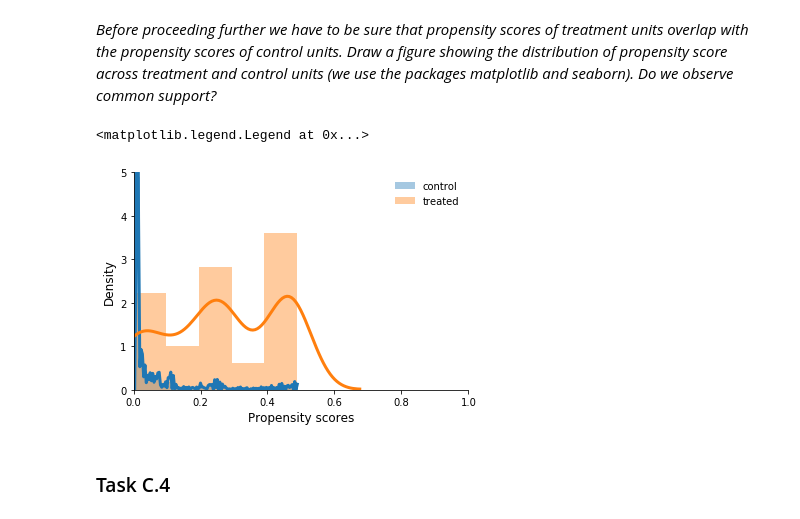
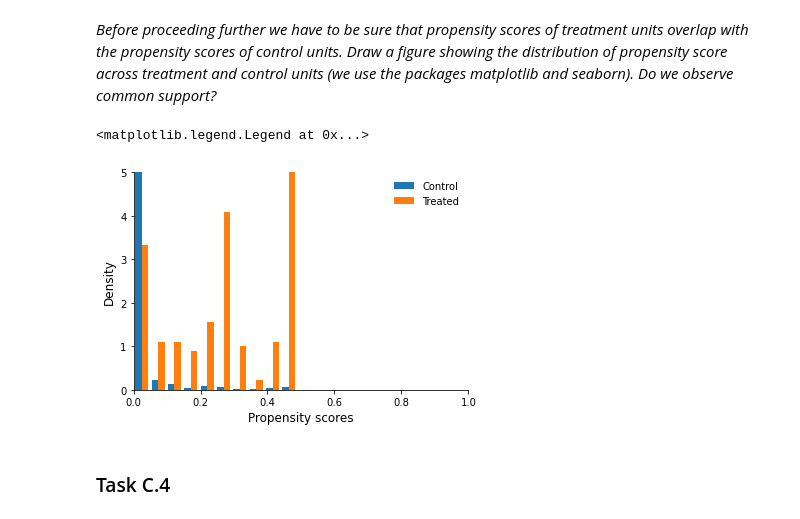
Before and after one commit to OpenSourceEconomics/ose-course-data-science, a Jupyter notebook: problem-sets/matching-estimators/notebook.ipynb, the cells around one changed output. Saved outputs shown, nothing was run; the diff lists cells and outputs as text; code cells hidden in the pictures.

```diff
--- a/problem-sets/matching-estimators/notebook.ipynb
+++ b/problem-sets/matching-estimators/notebook.ipynb
@@ -30,7 +30,7 @@ demographics = ["age", "ed", "black", "hisp", "married", "nodeg", "age2"]
 
 dtypes = dict()
 for column in ["treat"] + demographics:
-    dtypes[column] = np.int
+    dtypes[column] = int
 
 df_nsw = pd.read_csv("data/nsw_dehejia.csv", dtype=dtypes)
 df_nsw.index.name = "individual"
@@ -213,17 +223,19 @@ Optimization terminated successfully.
 # %%
 fig, ax = plt.subplots()
 
-for treat, label in enumerate(["control", "treated"]):
-    sns.distplot(df_obs.query(f"treat == {treat}")["pscore"], ax=ax, label=label)
+df_control = df_obs.query(f"treat == 0")["pscore"]
+df_treated = df_obs.query(f"treat == 1")["pscore"]
+
+ax.hist([df_control, df_treated], density=True, label=["Control", "Treated"])
 
 ax.set_ylim(0, 5)
 ax.set_xlim(0, 1)
 ax.set_ylabel("Density")
 ax.set_xlabel("Propensity scores")
 ax.legend()
 # %% [output]
 <matplotlib.legend.Legend at 0x...>
-[figure, old version]
+[figure, new version]
 # %% [markdown]
 ### Task C.4
 # %% [markdown]
```
Also changed, not shown: parts of 6 cells of this notebook.
